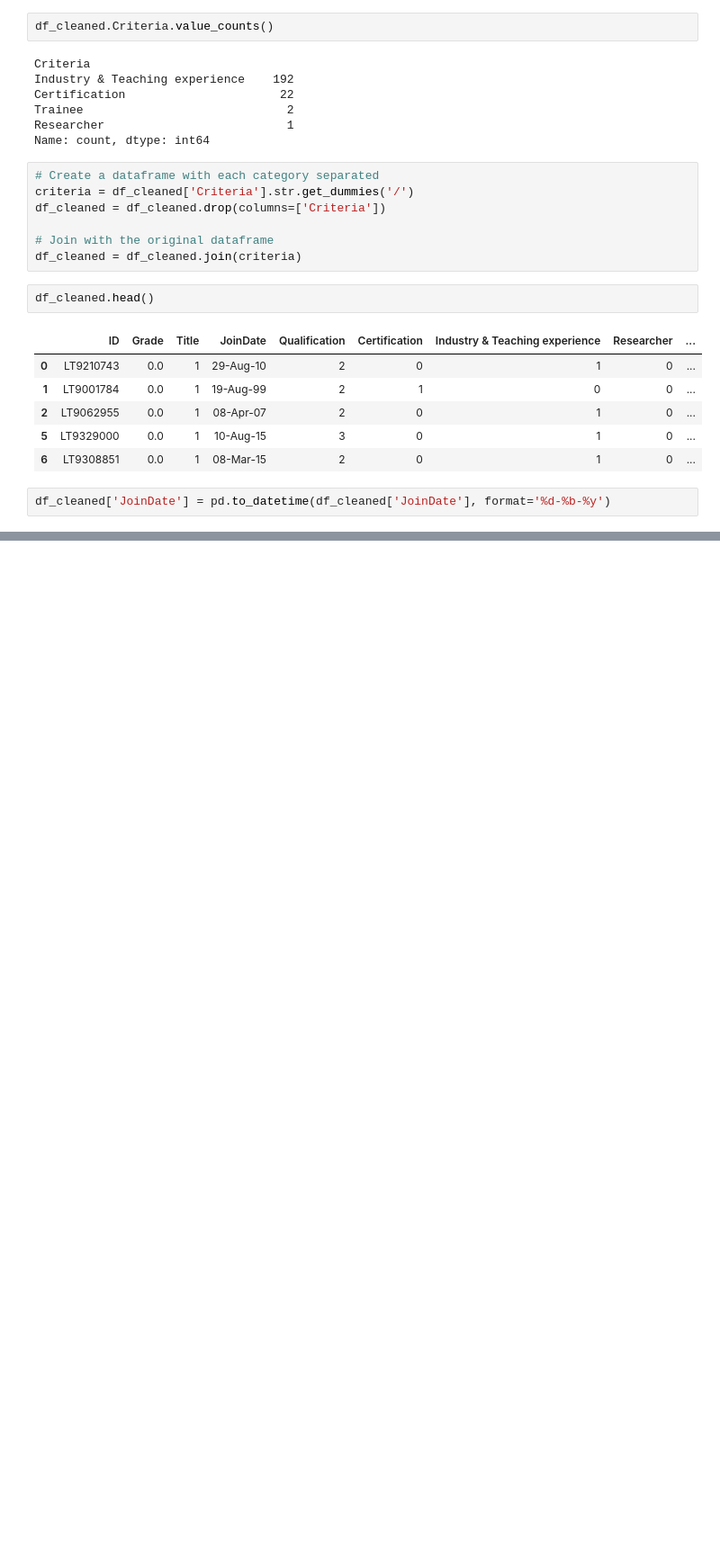
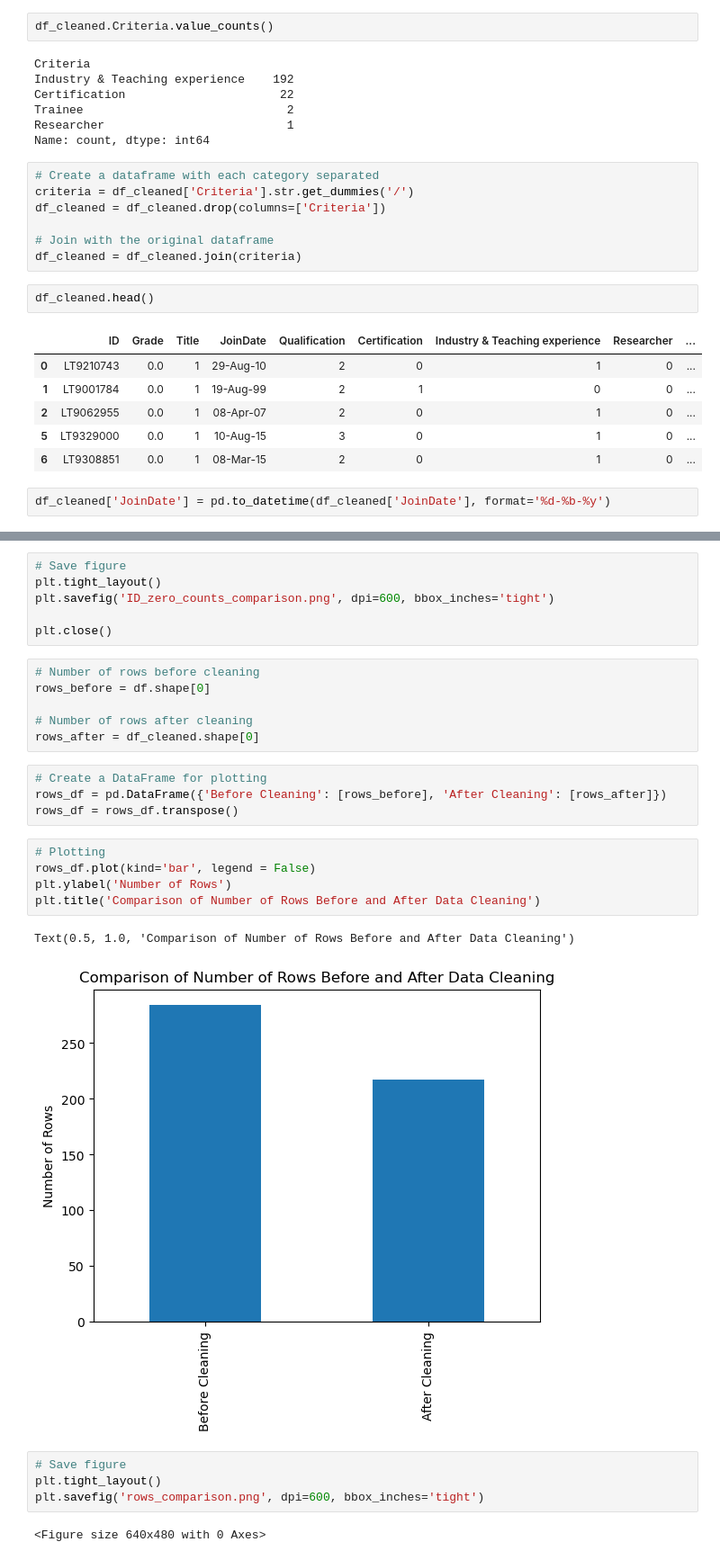
Before and after one commit to dogaanismail/pandas-data-cleaning, a Jupyter notebook: mid-module-assesment.ipynb, the cells around one changed output, grey strips where cells are left out. Shown at 90% size. Saved outputs shown, nothing was run; the diff lists cells and outputs as text; blank space fills up the shorter version.

```diff
--- a/mid-module-assesment.ipynb
+++ b/mid-module-assesment.ipynb
@@ -337,0 +395,30 @@ memory usage: 25.1+ KB
+# %%
+# Save figure
+plt.tight_layout()
+plt.savefig('ID_zero_counts_comparison.png', dpi=600, bbox_inches='tight')
+
+plt.close()
+# %%
+# Number of rows before cleaning
+rows_before = df.shape[0]
+
+# Number of rows after cleaning
+rows_after = df_cleaned.shape[0]
+# %%
+# Create a DataFrame for plotting
+rows_df = pd.DataFrame({'Before Cleaning': [rows_before], 'After Cleaning': [rows_after]})
+rows_df = rows_df.transpose()
+# %%
+# Plotting
+rows_df.plot(kind='bar', legend = False)
+plt.ylabel('Number of Rows')
+plt.title('Comparison of Number of Rows Before and After Data Cleaning')
+# %% [output]
+Text(0.5, 1.0, 'Comparison of Number of Rows Before and After Data Cleaning')
+[figure, added]
+# %%
+# Save figure
+plt.tight_layout()
+plt.savefig('rows_comparison.png', dpi=600, bbox_inches='tight')
+# %% [output]
+<Figure size 640x480 with 0 Axes>
```
Also changed, not shown: parts of 12 cells of this notebook.
